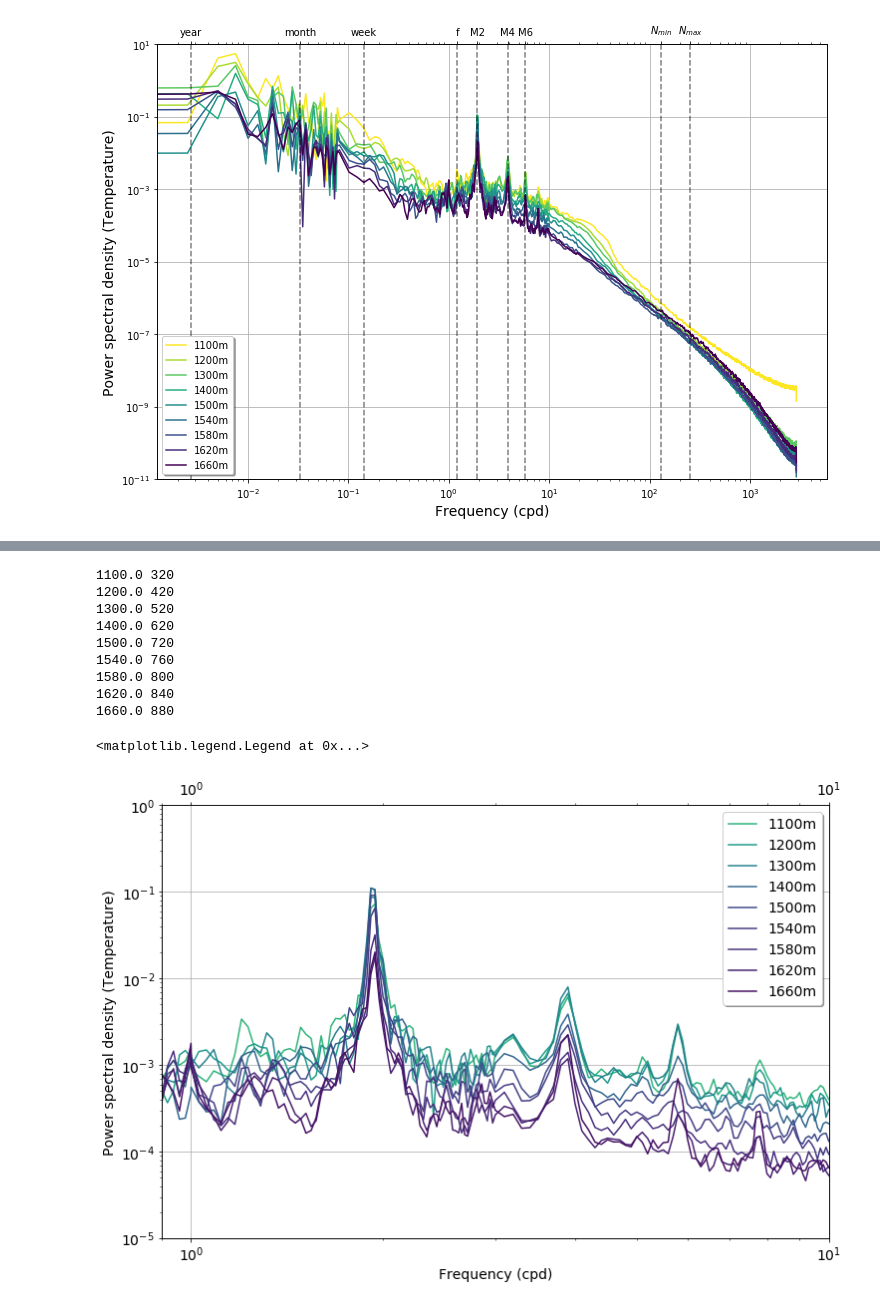
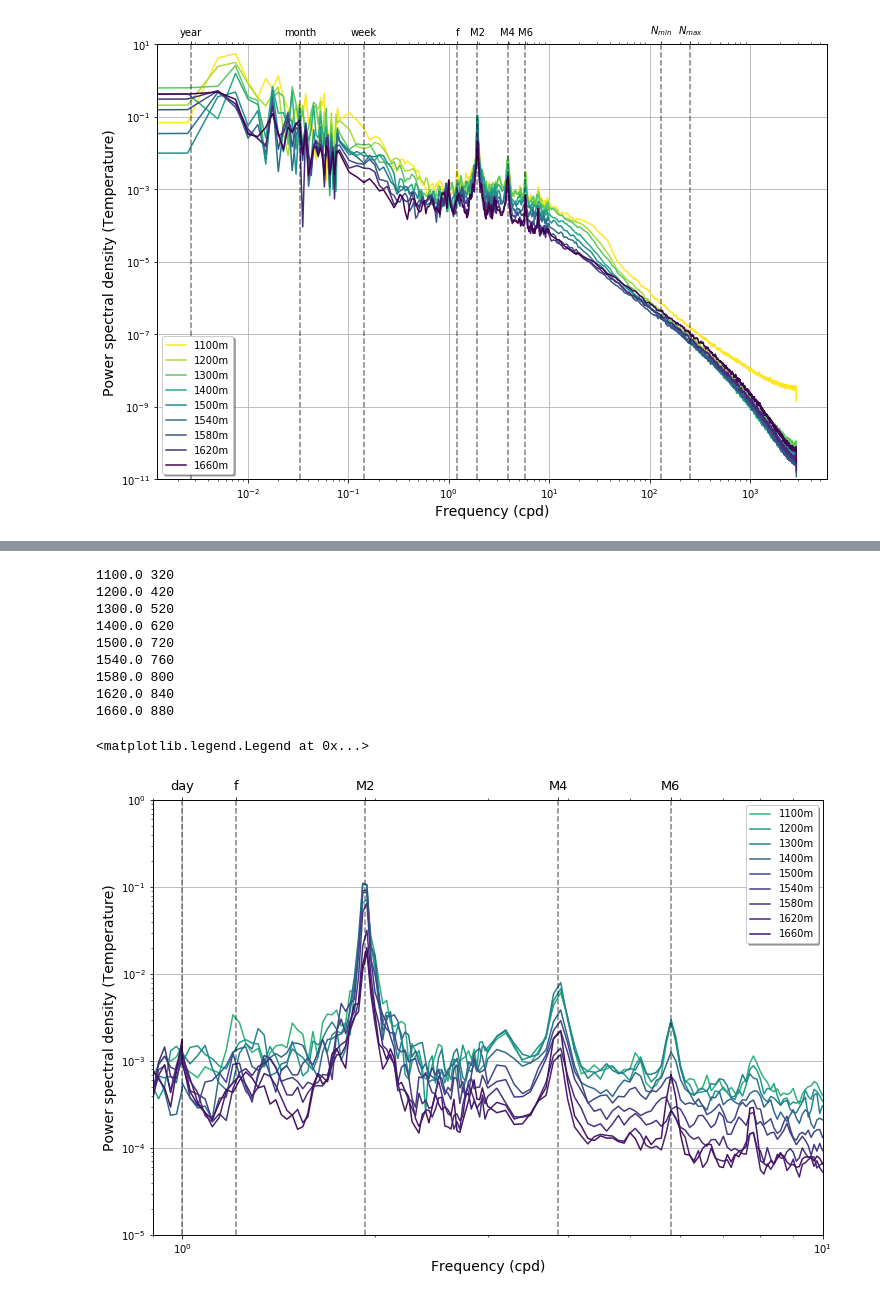
Before and after one commit to cpierard/momar_data_analysis, a Jupyter notebook: 12.PSD_plots_clean.ipynb, the cells around one changed output, grey strips where cells are left out. Drawn from its saved outputs; the diff is of its cells as text; code cells hidden in the pictures.

```diff
--- a/12.PSD_plots_clean.ipynb
+++ b/12.PSD_plots_clean.ipynb
@@ -66,6 +61,9 @@ print(N_z_min, N_z_max)
 upper_tick_locations = np.array([N_z_min, N_z_max, M2, M4, M6, f, week, month, yearly])
 upper_tick_labels = ['$N_{max}$', '$N_{min}$','M2', 'M4', 'M6', 'f', 'week', 'month', 'year']
 
+upper_tick_locations_zoom = np.array([M2, M4, M6, f, 1])
+upper_tick_labels_zoom = ['M2', 'M4', 'M6', 'f', 'day']
+
 upper_tick_locations
 # %% [output]
 1100.0 1660.0
@@ -140,7 +103,4 @@ array([False,  True, False, False, False, False, False, False, False,
 # %%
-upper_tick_locations = np.array([M2, M4, M6, f, 1])
-upper_tick_labels = ['M2', 'M4', 'M6', 'f', 'day']
-
 x_colors = np.linspace(0,1, 1700- 780 +1)
 #x_colors = np.array(range(780, 1700))#np.linspace(780, 1700, 1700 - 780 + 1)
 colors = cm.get_cmap('viridis_r')(x_colors)
@@ -156,36 +116,36 @@ for depth in sorted(PowerSpectra.keys()):
                PowerSpectra[depth]['psd'],
                label=f"{depth:0.0f}m",
             c=colors[j])
 
 ax2.loglog(PowerSpectra[depth]['freq'], PowerSpectra[depth]['psd'], alpha=0)
 
-#for typical_freq in upper_tick_locations:
-#    ax1.axvline(typical_freq, color='k', alpha=0.5, ls='--')
+for typical_freq in upper_tick_locations_zoom:
+    ax1.axvline(typical_freq, color='k', alpha=0.5, ls='--')
 
 ax1.grid()
 ax1.set_xlabel('Frequency (cpd)', fontsize=14)
 ax1.set_ylabel('Power spectral density (Temperature)', fontsize=14)
 
 ax1.set_xlim(0.9, 1e1)
 ax2.set_xlim(0.9, 1e1)
 
 ax1.set_ylim(1e-5,1e0)
 ax2.set_ylim(1e-5,1e0)
 
-#ax2.set_xlim(ax1.get_xlim())
-#ax2.set_xticks(upper_tick_locations)
-#ax2.set_xticklabels(upper_tick_labels, fontsize=13)
+ax2.set_xlim(ax1.get_xlim())
+ax2.set_xticks(upper_tick_locations_zoom)
+ax2.set_xticklabels(upper_tick_labels_zoom, fontsize=13)
 ax1.legend(loc='upper right', shadow=True)
 #### SAVE THIS ####
 # %% [output]
 1100.0 320
 1200.0 420
 1300.0 520
 1400.0 620
 1500.0 720
 1540.0 760
 1580.0 800
 1620.0 840
 1660.0 880
 <matplotlib.legend.Legend at 0x...>
-[figure, old version]
+[figure, new version]
```
Also changed, not shown: parts of 21 cells of this notebook, 4 other files.
